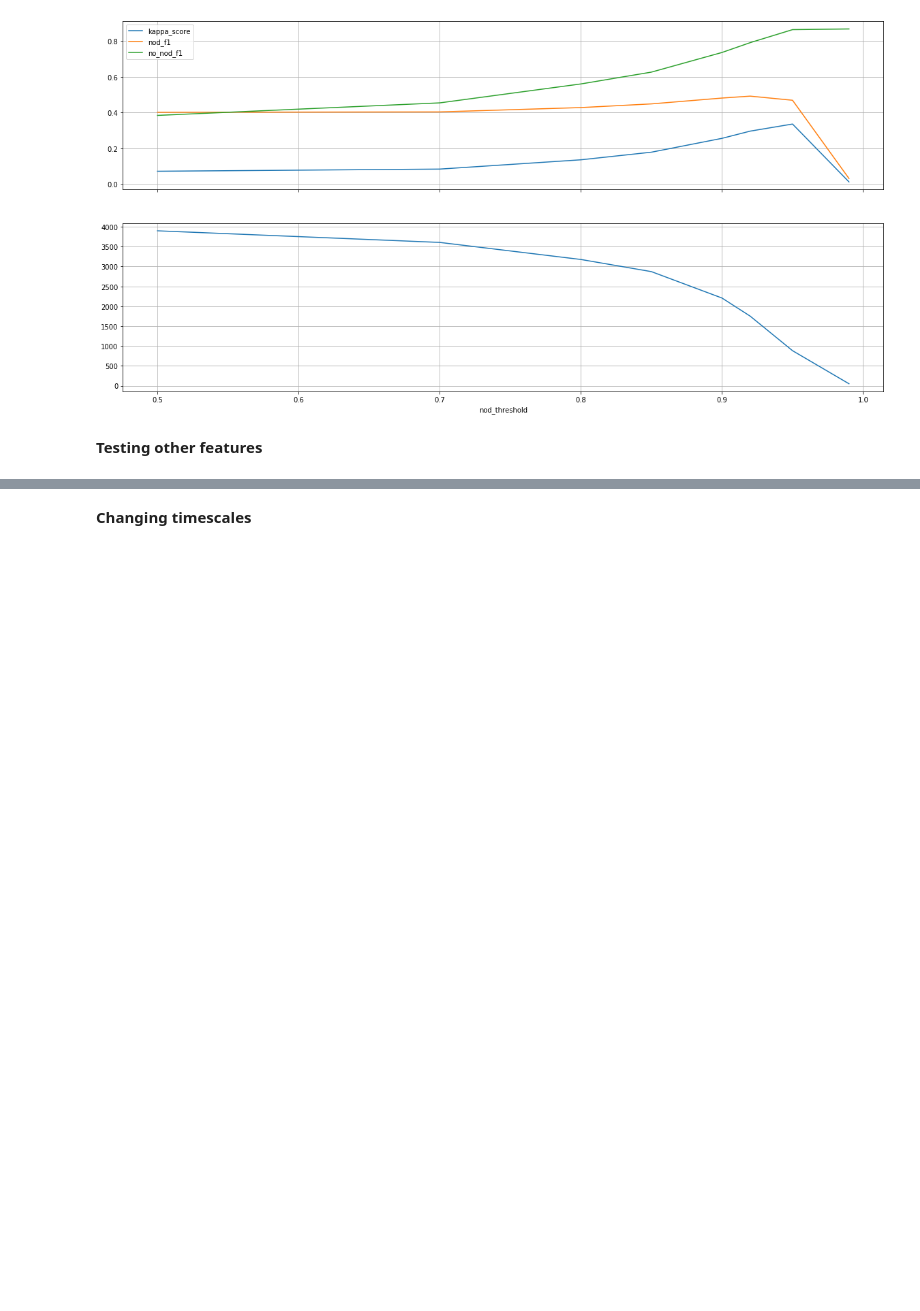
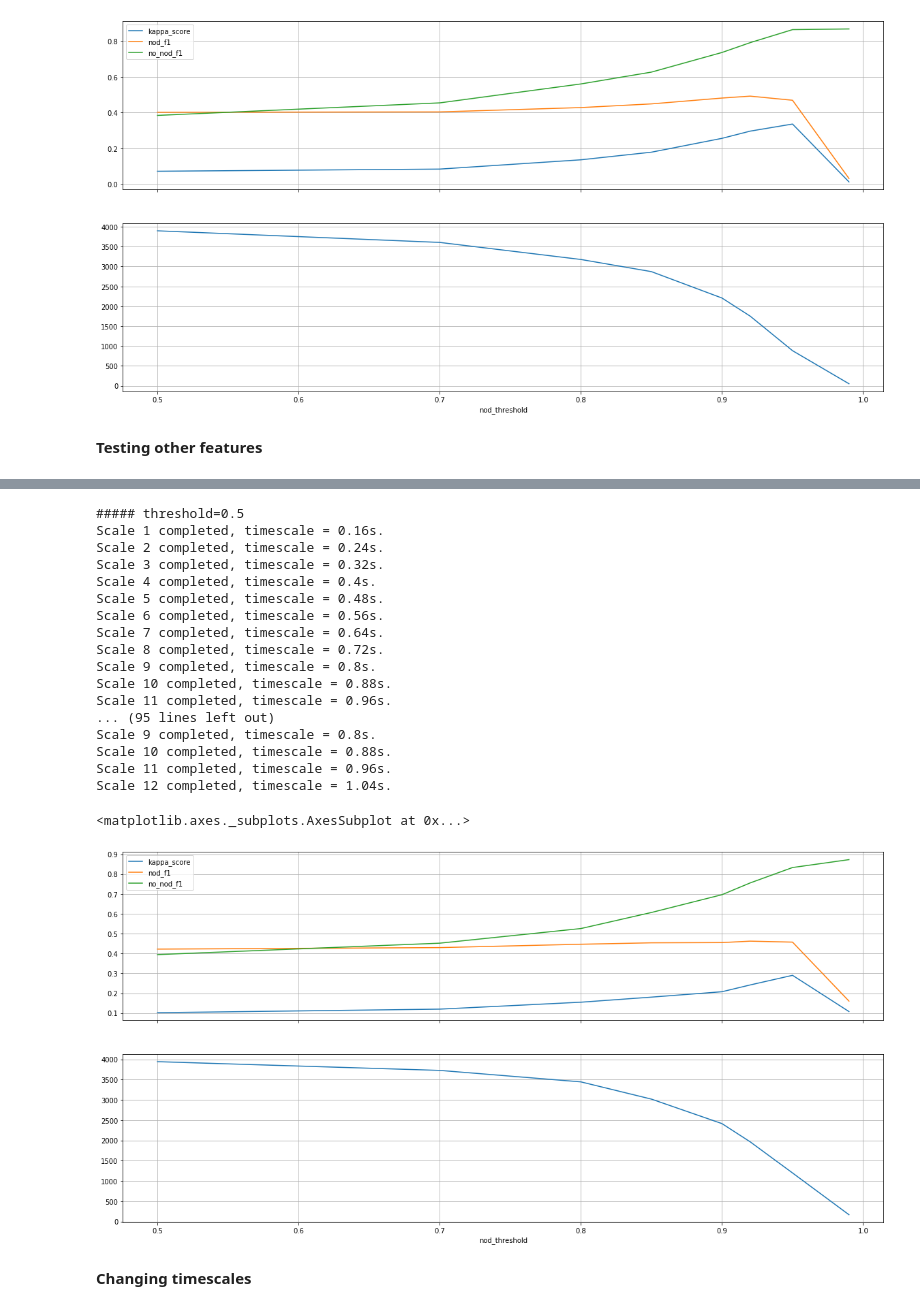
Before and after one commit to ejmaes/HMAD_prediction, a Jupyter notebook: prediction.ipynb, the cells around one changed output, grey strips where cells are left out. Saved outputs shown, nothing was run; the diff lists cells and outputs as text; code cells hidden in the pictures; blank space fills up the shorter version.

```diff
--- a/prediction.ipynb
+++ b/prediction.ipynb
@@ -387,3 +405,40 @@ columns = ['pitch','MOy']
+# %%
+storage = []
+for nod_threshold in [0.5, 0.7, 0.8, 0.85, 0.9, 0.92, 0.95, 0.99]:
+    print(f"\n##### threshold={nod_threshold}")
+    r, _ = execute_steps(pyr, 'MOy', nods, nod_threshold=nod_threshold, use_index=use_index)
+    storage.append({
+        'nod_threshold': nod_threshold,
+        'nod_frames_predicted': r['confusion_matrix']['nods'],
+        'kappa_score': r['kappa'],
+        'nod_f1': r['nod']['f1-score'],
+        'no_nod_f1': r['no_nod']['f1-score']
+    })
+storage = pd.DataFrame(storage)
+
+fig, ax = plt.subplots(2,1, sharex=True)
+storage.set_index('nod_threshold')[['kappa_score', 'nod_f1', 'no_nod_f1']].plot(ax=ax[0])
+storage.set_index('nod_threshold')['nod_frames_predicted'].plot(ax=ax[1])
+# %% [output]
+##### threshold=0.5
+Scale 1 completed, timescale = 0.16s.
+Scale 2 completed, timescale = 0.24s.
+Scale 3 completed, timescale = 0.32s.
+Scale 4 completed, timescale = 0.4s.
+Scale 5 completed, timescale = 0.48s.
+Scale 6 completed, timescale = 0.56s.
+Scale 7 completed, timescale = 0.64s.
+Scale 8 completed, timescale = 0.72s.
+Scale 9 completed, timescale = 0.8s.
+Scale 10 completed, timescale = 0.88s.
+Scale 11 completed, timescale = 0.96s.
+... (95 lines left out)
+Scale 9 completed, timescale = 0.8s.
+Scale 10 completed, timescale = 0.88s.
+Scale 11 completed, timescale = 0.96s.
+Scale 12 completed, timescale = 1.04s.
+<matplotlib.axes._subplots.AxesSubplot at 0x...>
+[figure, added]
 # %% [markdown]
 **Changing timescales**
 # %%
```
Also changed, not shown: parts of 8 cells of this notebook.
